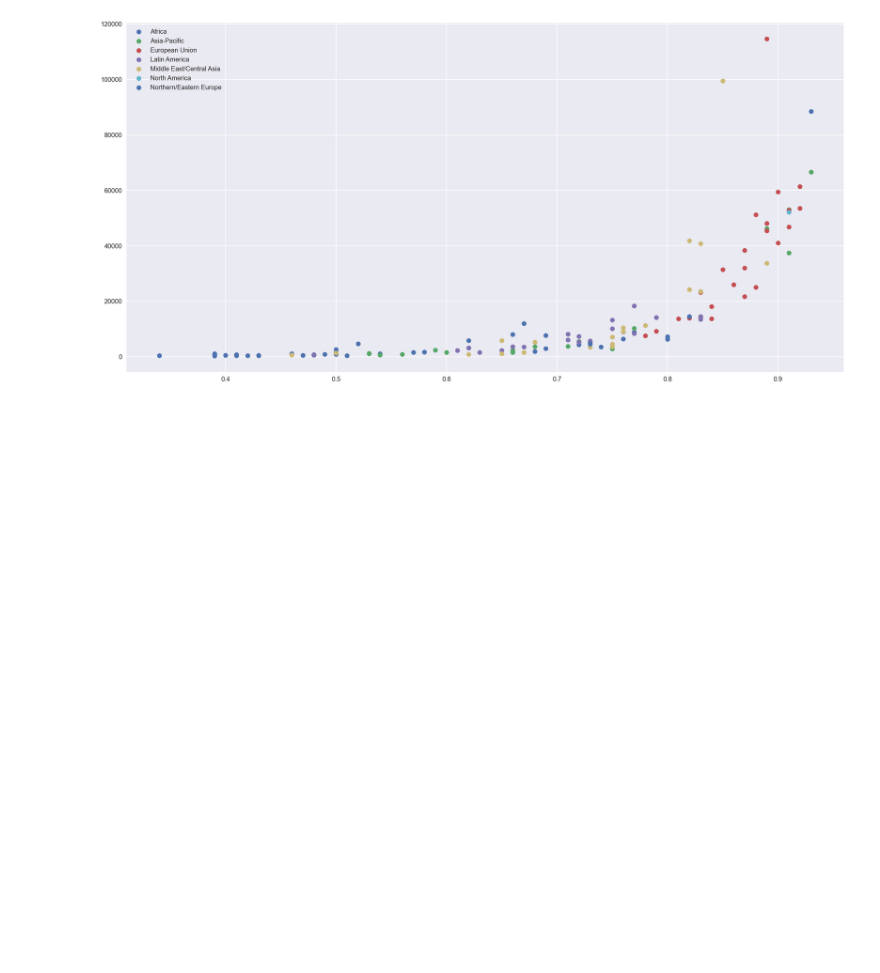
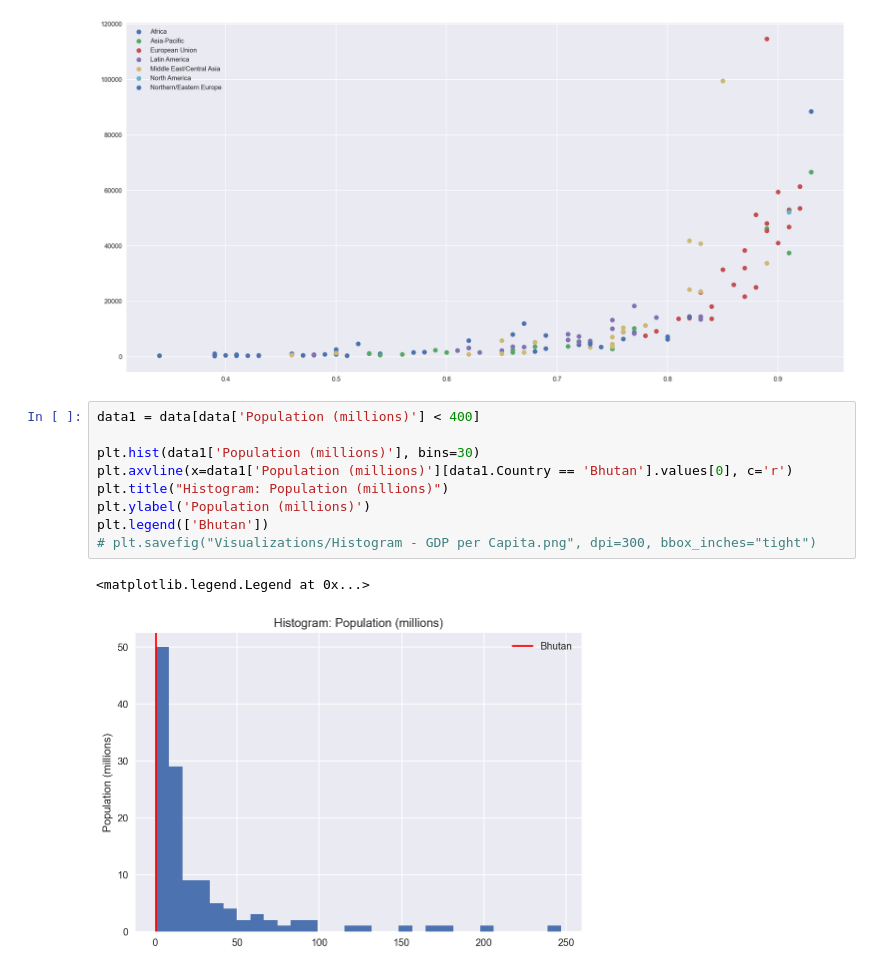
Before and after one commit to roumenguha/ECE143-Final-Project, a Jupyter notebook: Visualization_Mia.ipynb, the cells around one changed output. Cells and saved outputs as stored; diff of their text form; blank space fills up the shorter version.

```diff
--- a/Visualization_Mia.ipynb
+++ b/Visualization_Mia.ipynb
@@ -116,3 +345,15 @@ plt.legend(labels)
 plt.show()
 # %% [output]
 [figure]
+# %%
+data1 = data[data['Population (millions)'] < 400]
+
+plt.hist(data1['Population (millions)'], bins=30)
+plt.axvline(x=data1['Population (millions)'][data1.Country == 'Bhutan'].values[0], c='r')
+plt.title("Histogram: Population (millions)")
+plt.ylabel('Population (millions)')
+plt.legend(['Bhutan'])
+# plt.savefig("Visualizations/Histogram - GDP per Capita.png", dpi=300, bbox_inches="tight")
+# %% [output]
+<matplotlib.legend.Legend at 0x...>
+[figure, added]
```
Also changed, not shown: parts of 5 cells of this notebook, 1 other file.
